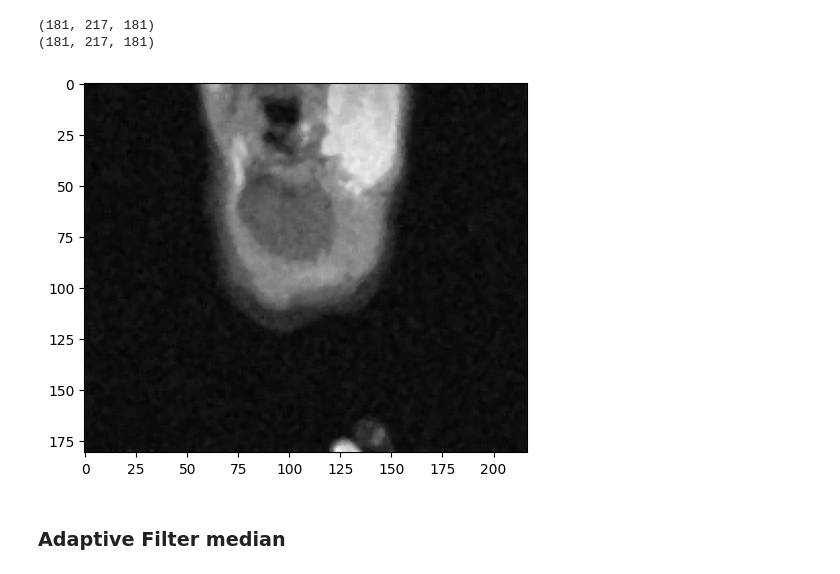
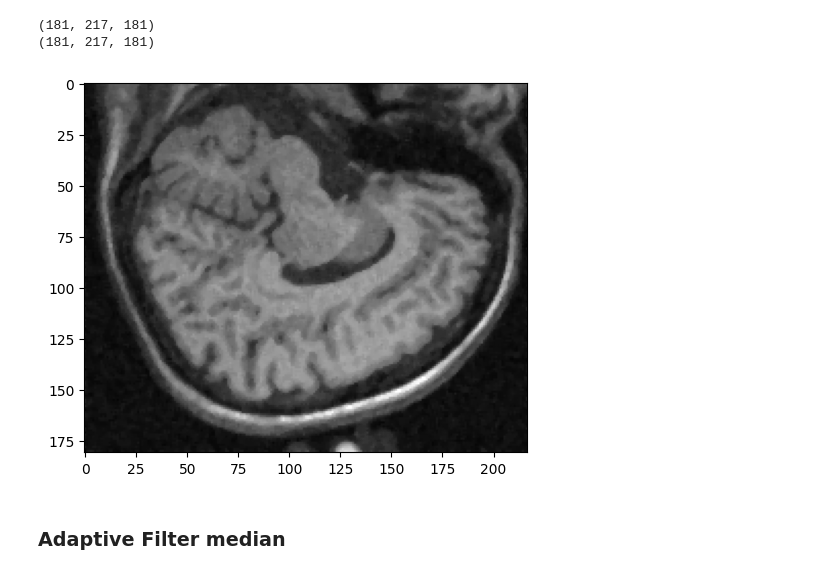
Before and after one commit to jesuarezt/procesamiento_imagenes_medicas, a Jupyter notebook: taller_3_filtrado_papper/papper_interpretation.ipynb, the cells around one changed output. Drawn from its saved outputs; the diff is of its cells as text; code cells hidden in the pictures.

```diff
--- a/taller_3_filtrado_papper/papper_interpretation.ipynb
+++ b/taller_3_filtrado_papper/papper_interpretation.ipynb
@@ -24,9 +24,7 @@ def load_imagen_to_itk(path_):
     # Print the image information
     #print(itk_img)
 
-    # Plot a slice of the image
-    plt.imshow(itk.array_view_from_image(itk_img)[:,:,25], cmap='gray')
-    plt.show()
+
 
     return itk_img
 # %%
@@ -104,6 +102,6 @@ median_filter_image = itk.GetImageFromArray(data_final)
 (181, 217, 181)
 (181, 217, 181)
 # %%
-plot_image(median_filter_image,k_level=12)
+plot_image(median_filter_image,k_level=100)
 # %% [output]
-[figure, old version]
+[figure, new version]
```
Also changed, not shown: parts of 5 cells of this notebook, 11 other files.
